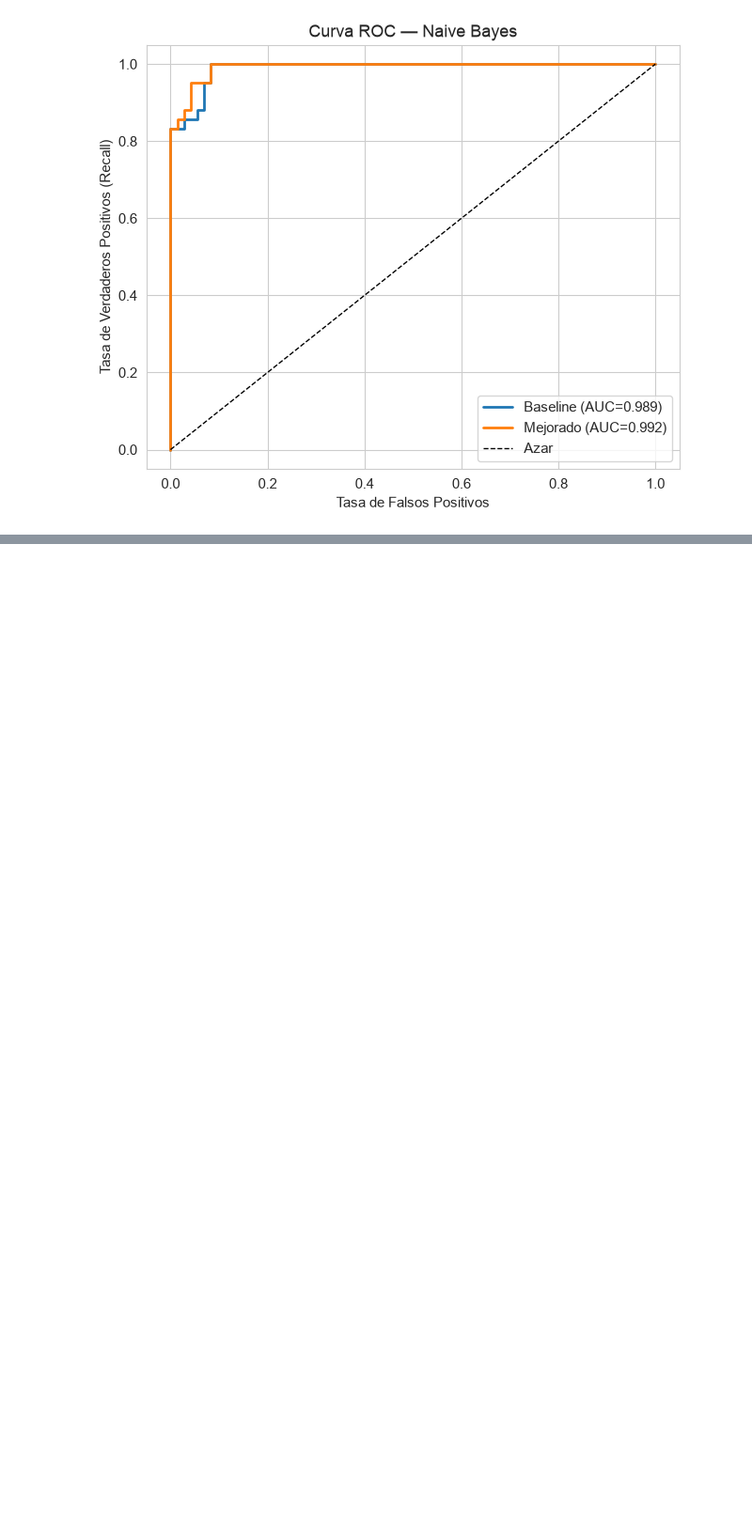
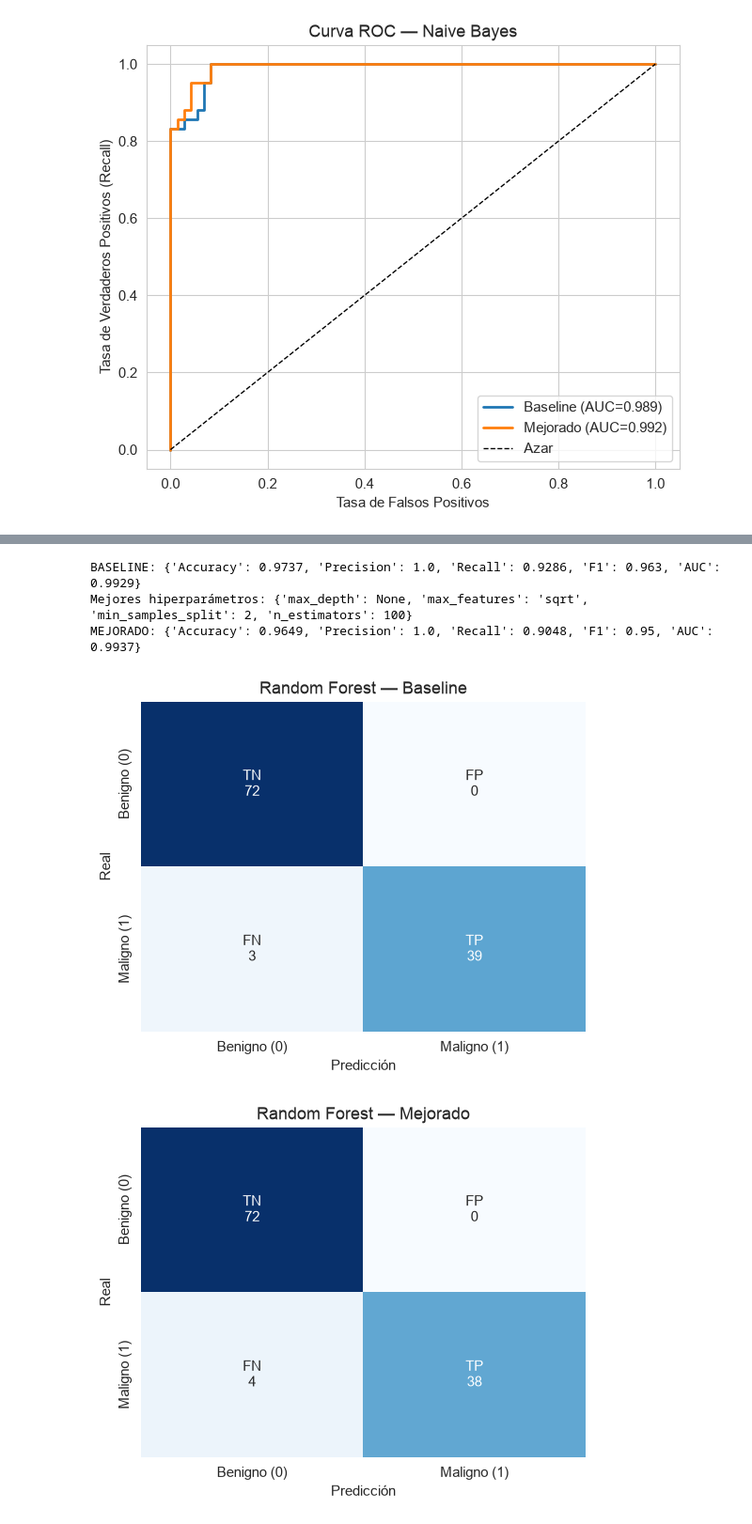
Before and after one commit to georgenton/UIDE-Aprendizaje-Automatico-Estadistico, a Jupyter notebook: semana-1/notebook/S1_Cancer_Mama_Clasificacion.ipynb, the cells around one changed output, grey strips where cells are left out. Shown at 94% size. Saved outputs shown, nothing was run; the diff lists cells and outputs as text; code cells hidden in the pictures; blank space fills up the shorter version.

```diff
--- a/semana-1/notebook/S1_Cancer_Mama_Clasificacion.ipynb
+++ b/semana-1/notebook/S1_Cancer_Mama_Clasificacion.ipynb
@@ -666,0 +684,34 @@ plot_roc([("Baseline", y_test, proba_b), ("Mejorado", y_test, proba_m)],
+# %%
+from sklearn.ensemble import RandomForestClassifier
+
+# --- Baseline ---
+rf_base = RandomForestClassifier(random_state=SEED).fit(X_train_std, y_train)
+row_b, pred_b, proba_b = evaluate(rf_base, X_test_std, y_test, "Random Forest", "Baseline")
+print("BASELINE:", {k: round(v, 4) for k, v in row_b.items() if isinstance(v, float)})
+
+# --- Mejorada: GridSearchCV + selección de características ---
+param_grid_rf = {
+    "n_estimators": [100, 200, 300],
+    "max_depth": [None, 5, 10],
+    "min_samples_split": [2, 5],
+    "max_features": ["sqrt", "log2"],
+}
+grid_rf = GridSearchCV(RandomForestClassifier(random_state=SEED), param_grid_rf,
+                       scoring="recall", cv=cv, n_jobs=-1)
+grid_rf.fit(X_train_std[:, sel_idx], y_train)
+rf_best = grid_rf.best_estimator_
+row_m, pred_m, proba_m = evaluate(rf_best, X_test_std[:, sel_idx], y_test, "Random Forest", "Mejorado")
+print("Mejores hiperparámetros:", grid_rf.best_params_)
+print("MEJORADO:", {k: round(v, 4) for k, v in row_m.items() if isinstance(v, float)})
+# %% [output]
+BASELINE: {'Accuracy': 0.9737, 'Precision': 1.0, 'Recall': 0.9286, 'F1': 0.963, 'AUC': 0.9929}
+Mejores hiperparámetros: {'max_depth': None, 'max_features': 'sqrt', 'min_samples_split': 2, 'n_estimators': 100}
+MEJORADO: {'Accuracy': 0.9649, 'Precision': 1.0, 'Recall': 0.9048, 'F1': 0.95, 'AUC': 0.9937}
+# %%
+plot_confusion(y_test, pred_b, "Random Forest — Baseline", "16_cm_rf_baseline.png")
+plot_confusion(y_test, pred_m, "Random Forest — Mejorado", "17_cm_rf_mejorado.png")
+plot_roc([("Baseline", y_test, proba_b), ("Mejorado", y_test, proba_m)],
+         "Curva ROC — Random Forest", "18_roc_rf.png")
+# %% [output]
+[figure, added]
+[figure, added]
```
Also changed, not shown: parts of 16 cells of this notebook, 12 other files.
